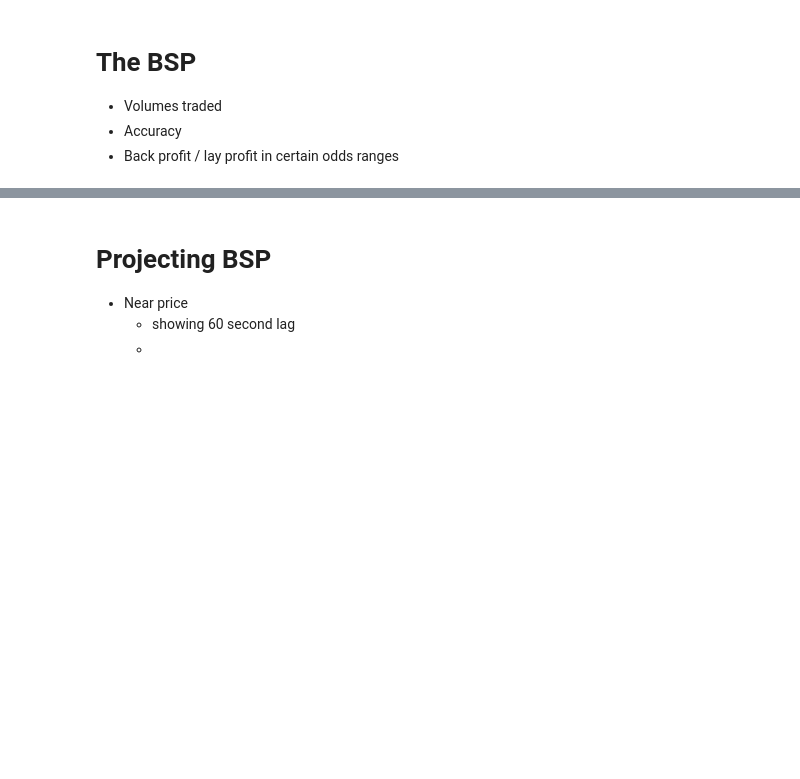
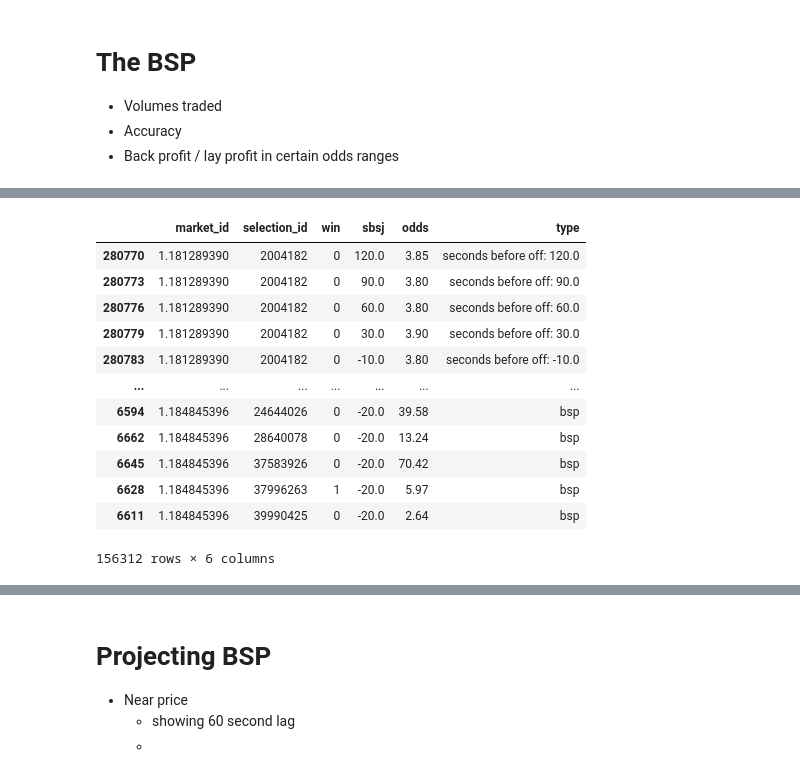
Before and after one commit to TMBish/bfStreamTutorials, a Jupyter notebook: 04-bsp/02-analysis/bsp-analysis.ipynb, the cells around one changed output, grey strips where cells are left out. Drawn from its saved outputs; the diff is of its cells as text; code cells hidden in the pictures; blank space fills up the shorter version.

```diff
--- a/04-bsp/02-analysis/bsp-analysis.ipynb
+++ b/04-bsp/02-analysis/bsp-analysis.ipynb
@@ -67,0 +56,13 @@ dtype: object
+# %%
+# Join and augment
+# prices['atb_ladder'] = [ast.literal_eval(x) for x in prices['atb_ladder']]
+# prices['atl_ladder'] = [ast.literal_eval(x) for x in prices['atl_ladder']]
+
+df = (
+    selection.merge(prices, on = ['market_id', 'selection_id'])
+    .assign(sbsj = lambda x: round((x['market_time'] - x['time']).dt.total_seconds() / 10) * 10)
+    .assign(back_best = lambda x: [np.nan if d.get('p') is None else d.get('p')[0] for d in x['atb_ladder']])
+    .assign(lay_best = lambda x: [np.nan if d.get('p') is None else d.get('p')[0] for d in x['atl_ladder']])
+)
+
+df.head(3)
@@ -82,3 +99,28 @@ df
+# %%
+# Accuracy
+# ___________________________
+
+# Prepare dataframe with
+
+preplay = df[df.sbsj.isin([120,90,60,30,-10])][['market_id', 'selection_id', 'win', 'sbsj', 'back_best']].sort_values(['market_id', 'selection_id', 'sbsj'], ascending = [True, True, False]).rename(columns={'back_best': 'odds'}).assign(type = lambda x: "seconds before off: " + x['sbsj'].astype(str))
+bsp = df.sort_values(['market_id', 'selection_id', 'time'], ascending = [True, True, False]).groupby(['market_id', 'selection_id']).head(1)[['market_id', 'selection_id', 'win', 'sbsj', 'bsp']].rename(columns={'bsp': 'odds'}).assign(type = "bsp")
+
+accuracyFrame = pd.concat([preplay, bsp]).dropna()
+accuracyFrame
+# %% [output]
+|  | market_id | selection_id | win | sbsj | odds | type |
+| 280770 | 1.181289390 | 2004182 | 0 | 120.0 | 3.85 | seconds before off: 120.0 |
+| 280773 | 1.181289390 | 2004182 | 0 | 90.0 | 3.80 | seconds before off: 90.0 |
+| 280776 | 1.181289390 | 2004182 | 0 | 60.0 | 3.80 | seconds before off: 60.0 |
+| 280779 | 1.181289390 | 2004182 | 0 | 30.0 | 3.90 | seconds before off: 30.0 |
+| 280783 | 1.181289390 | 2004182 | 0 | -10.0 | 3.80 | seconds before off: -10.0 |
+| ... | ... | ... | ... | ... | ... | ... |
+| 6594 | 1.184845396 | 24644026 | 0 | -20.0 | 39.58 | bsp |
+| 6662 | 1.184845396 | 28640078 | 0 | -20.0 | 13.24 | bsp |
+| 6645 | 1.184845396 | 37583926 | 0 | -20.0 | 70.42 | bsp |
+| 6628 | 1.184845396 | 37996263 | 1 | -20.0 | 5.97 | bsp |
+| 6611 | 1.184845396 | 39990425 | 0 | -20.0 | 2.64 | bsp |
+156312 rows × 6 columns
 # %%
 # Implied chance vs Actual chance ++++++++++++++++++++++++++++++++++++++++
 
```
Also changed, not shown: parts of 11 cells of this notebook, 1 other file.
